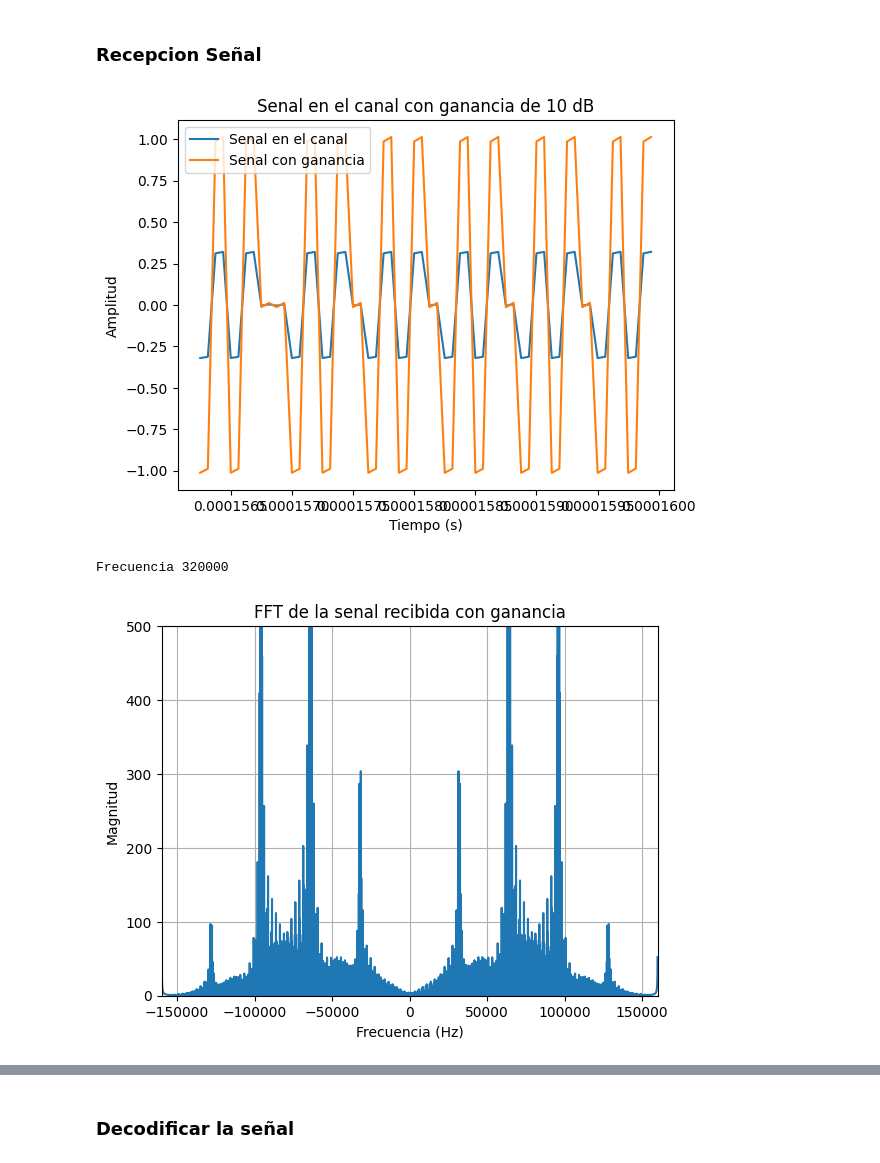
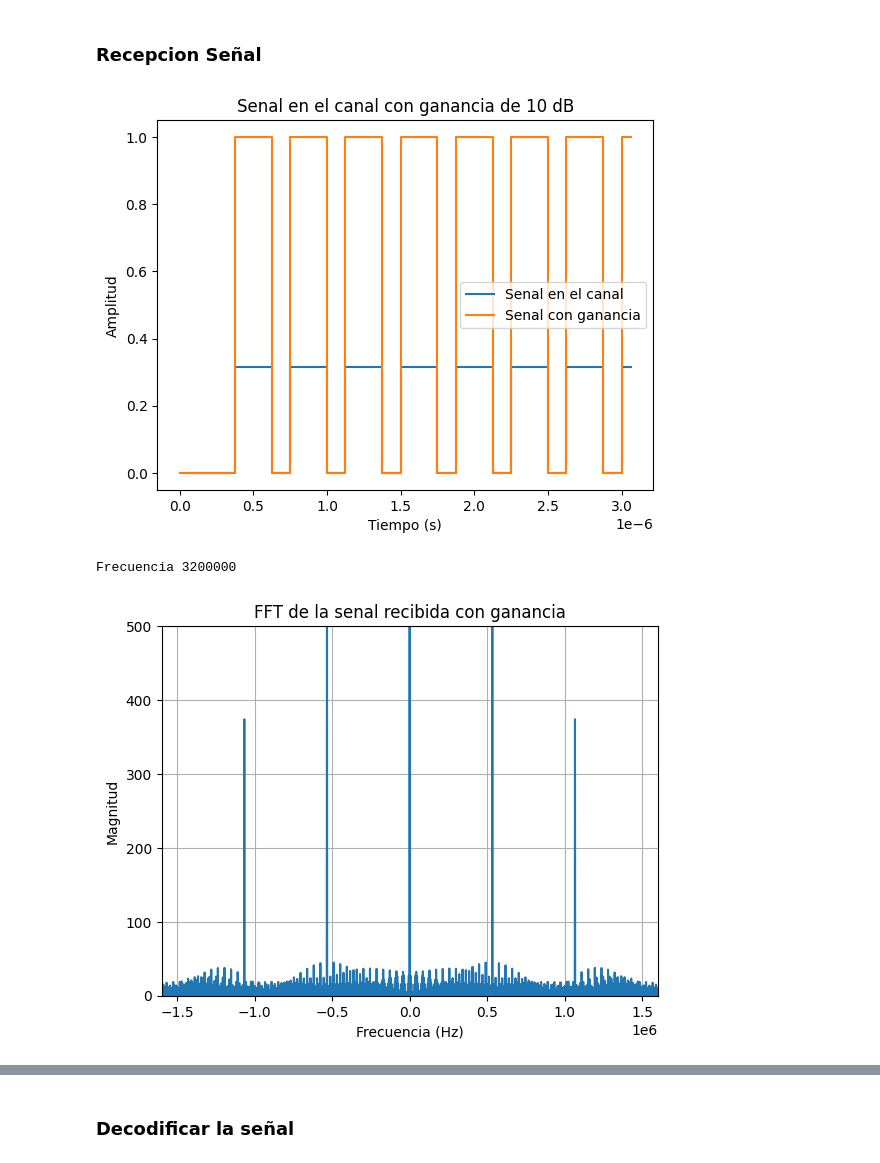
Before and after one commit to jbcgames/Laboratorio_1_Procesamiento, a Jupyter notebook: Proyecto_Cuantizacion.ipynb, the cells around one changed output, grey strips where cells are left out. Saved outputs shown, nothing was run; the diff lists cells and outputs as text; code cells hidden in the pictures.

```diff
--- a/Proyecto_Cuantizacion.ipynb
+++ b/Proyecto_Cuantizacion.ipynb
@@ -394,8 +358,8 @@ plt.show()
 ganancia_db=10
 x_recibida_ganancia = x_canal * (10 ** (ganancia_db / 20))
 plt.figure()
-plt.plot(tiempo_unipolar[2500:2560],x_canal[2500:2560], label='Senal en el canal')
-plt.plot(tiempo_unipolar[2500:2560],x_recibida_ganancia[2500:2560], label='Senal con ganancia')
+plt.step(tiempo_unipolar[:50],x_canal[:50], label='Senal en el canal')
+plt.step(tiempo_unipolar[:50],x_recibida_ganancia[:50], label='Senal con ganancia')
 plt.title('Senal en el canal con ganancia de {} dB'.format(ganancia_db))
 plt.xlabel('Tiempo (s)')
 plt.ylabel('Amplitud')
@@ -403,9 +367,9 @@ plt.legend()
 plt.show()
 
 #Filtrado de la señal recibida
-fs3=160000*2
+fs3=1600000*2
 print("Frecuencia",fs3)
-fc=80000
+fc=1500000
 b, a = filtro_LTF(fc, fs3)
 
 
@@ -415,35 +379,35 @@ plt.figure()
 plt.plot(f_recibida, numpy.abs(X_recibida))
 plt.title('FFT de la senal recibida con ganancia')
 plt.xlabel('Frecuencia (Hz)')
 plt.ylabel('Magnitud')
 plt.xlim(-fs3/2, fs3/2)
 plt.ylim(0, 500)
 plt.grid()
 plt.show()
 
 # FFT X_unipolar
 # Graficar fft de la aplicacion del filtro
 x_recibida_filtrada = aplicar_filtro(x_recibida_ganancia, b, a)
 f_filtrada, X_filtrada = aplicar_fft(x_recibida_filtrada, fs3)
 plt.figure()
 plt.plot(f_filtrada, numpy.abs(X_filtrada))
 plt.title('FFT de la senal recibida filtrada')
 plt.xlabel('Frecuencia (Hz)')
 plt.ylabel('Magnitud')
 plt.xlim(-fs3/2, fs3/2)
 plt.ylim(0, 500)
 plt.grid()
 plt.show()
 plt.figure()
 
-plt.plot(tiempo_unipolar[2500:2560],x_recibida_filtrada[2500:2560], label='Senal filtrada')
-plt.plot(tiempo_unipolar[2500:2560],x_recibida_ganancia[2500:2560], label='Senal recibida')
+plt.plot(tiempo_unipolar[:50],x_recibida_filtrada[:50], label='Senal filtrada')
+plt.step(tiempo_unipolar[:50],x_recibida_ganancia[:50], label='Senal recibida')
 plt.title('Senal recibida filtrada')
 plt.xlabel('Tiempo (s)')
 plt.ylabel('Amplitud')
 plt.legend()
 plt.show()
 # %% [output]
-[figure, old version]
+[figure, new version]
-Frecuencia 320000
+Frecuencia 3200000
-[figure, old version]
+[figure, new version]
```
Also changed, not shown: parts of 6 cells of this notebook.
